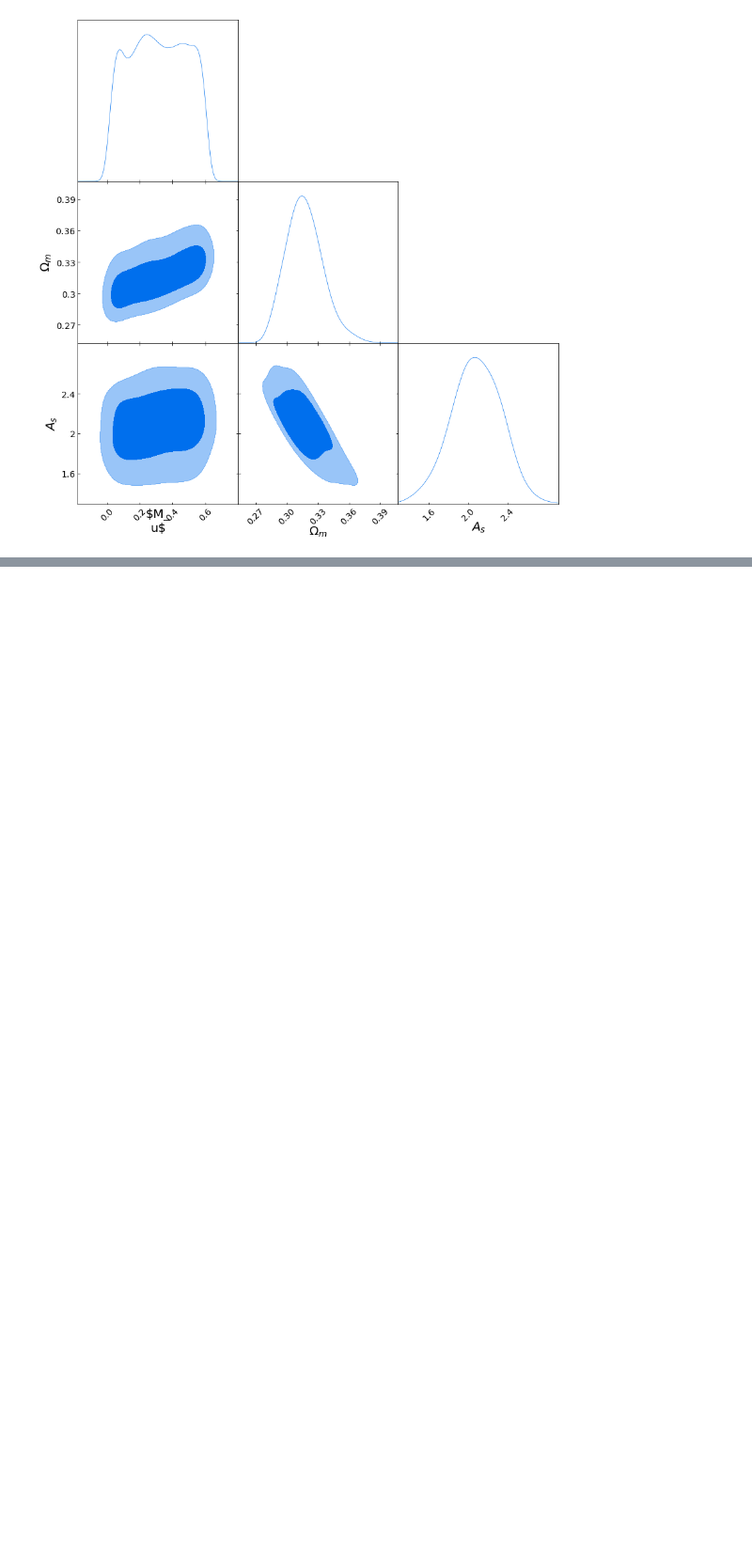
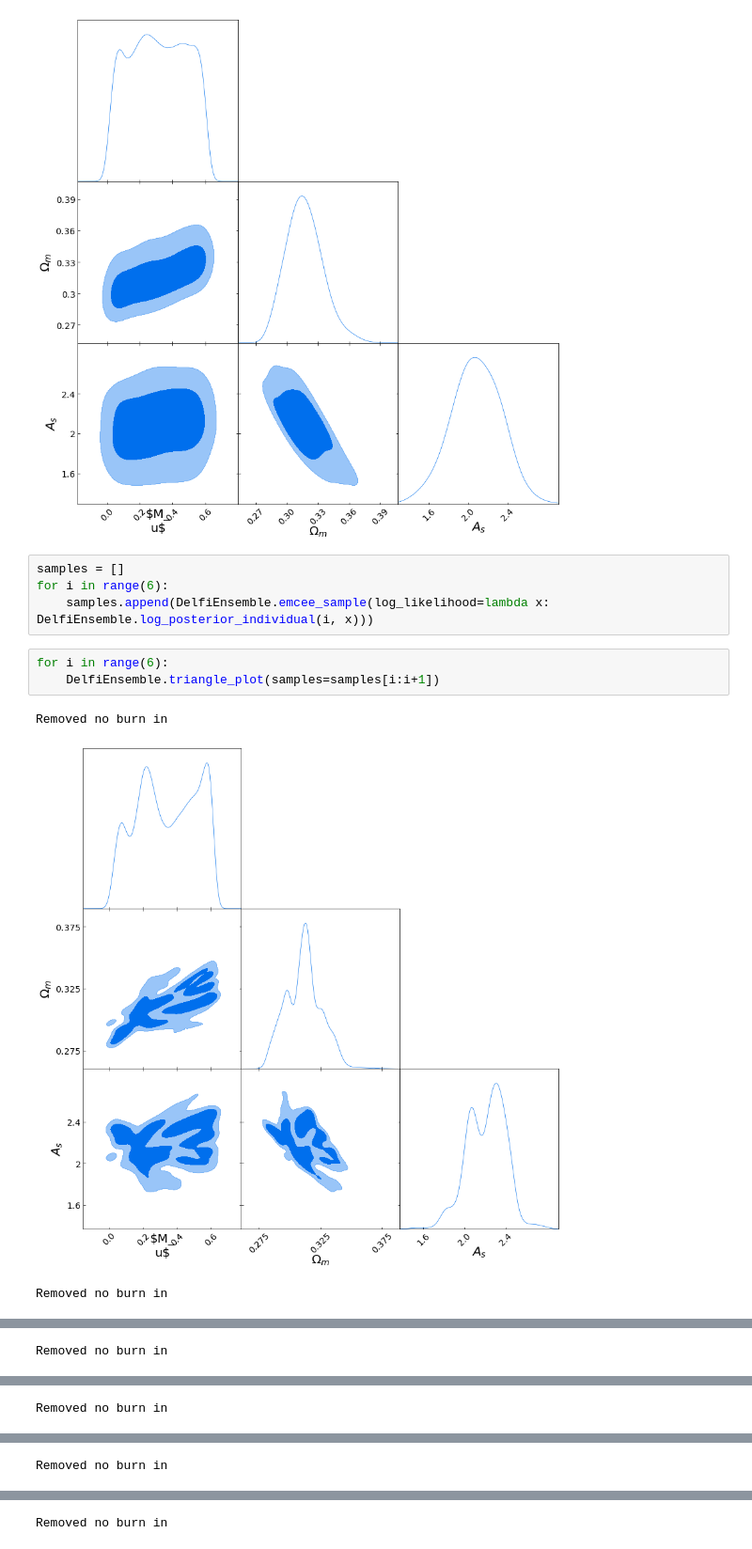
Before and after one commit to VMBoehm/MnuLFI, a Jupyter notebook: LFI_hack-scaled-subsample-score-compression.ipynb, the cells around one changed output, grey strips where cells are left out. Shown at 94% size. Saved outputs shown, nothing was run; the diff lists cells and outputs as text; blank space fills up the shorter version.

```diff
--- a/LFI_hack-scaled-subsample-score-compression.ipynb
+++ b/LFI_hack-scaled-subsample-score-compression.ipynb
@@ -203,3 +203,14 @@ DelfiEnsemble.triangle_plot(samples=[posterior_samples])
 # %% [output]
 Removed no burn in
 [figure]
+# %%
+samples = []
+for i in range(6):
+    samples.append(DelfiEnsemble.emcee_sample(log_likelihood=lambda x: DelfiEnsemble.log_posterior_individual(i, x)))
+# %%
+for i in range(6):
+    DelfiEnsemble.triangle_plot(samples=samples[i:i+1])
+# %% [output]
+Removed no burn in
+[figure, added]
+Removed no burn in
@@ -205,0 +218 @@ Removed no burn in
+Removed no burn in
@@ -205,0 +220 @@ Removed no burn in
+Removed no burn in
@@ -205,0 +222 @@ Removed no burn in
+Removed no burn in
@@ -205,0 +224 @@ Removed no burn in
+Removed no burn in
```
Also changed, not shown: parts of 1 cell of this notebook, 5 other files.
